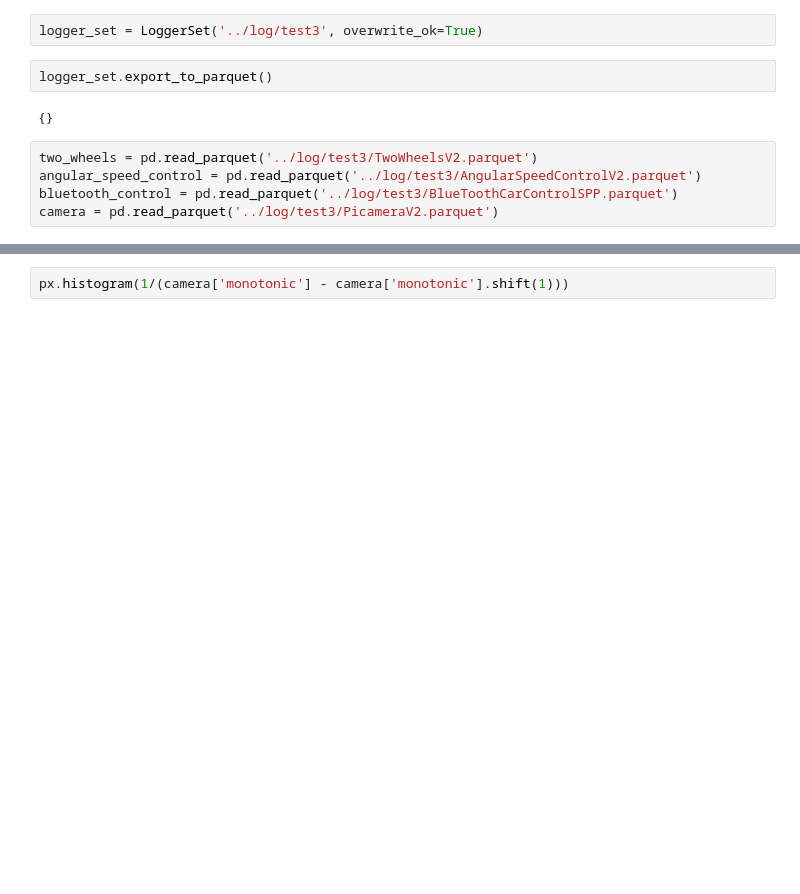
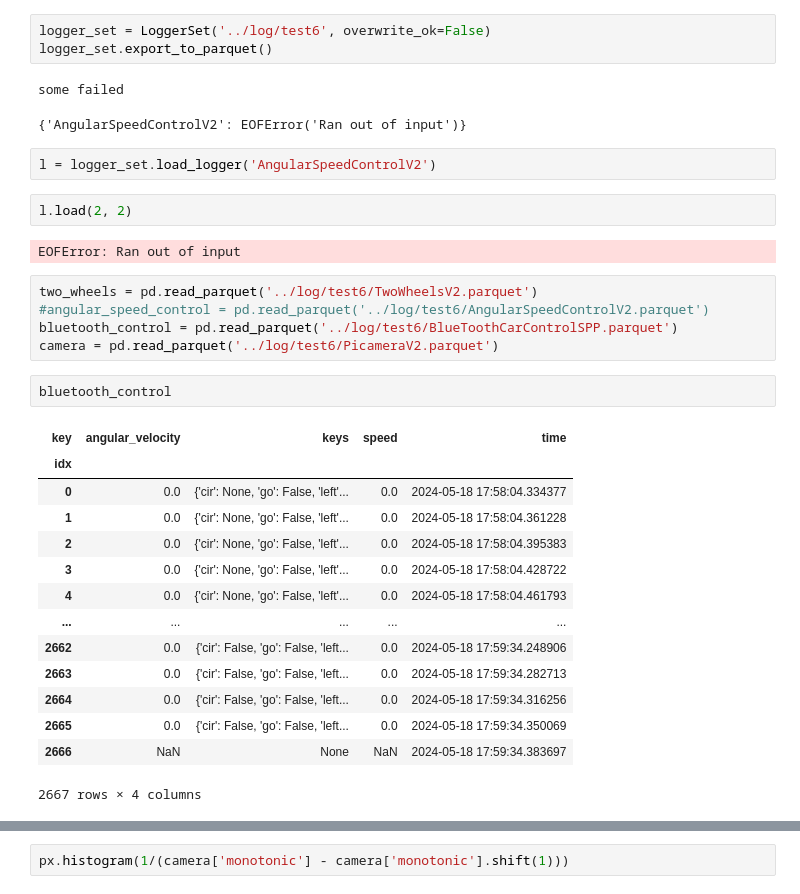
Before and after one commit to kwdChan/remote-control-car-1, a Jupyter notebook: src/check_data.ipynb, the cells around one changed output, grey strips where cells are left out. Saved outputs shown, nothing was run; the diff lists cells and outputs as text; blank space fills up the shorter version.

```diff
--- a/src/check_data.ipynb
+++ b/src/check_data.ipynb
@@ -15,13 +14,36 @@ The autoreload extension is already loaded. To reload it, use:
 # %%
-logger_set = LoggerSet('../log/test3', overwrite_ok=True)
+logger_set = LoggerSet('../log/test6', overwrite_ok=False)
+logger_set.export_to_parquet()
+# %% [output]
+some failed
+{'AngularSpeedControlV2': EOFError('Ran out of input')}
-# %%
-logger_set.export_to_parquet()
-# %% [output]
-{}
+# %%
+l = logger_set.load_logger('AngularSpeedControlV2')
+# %%
+l.load(2, 2)
+# %% [output]
+EOFError: Ran out of input
 # %%
-two_wheels = pd.read_parquet('../log/test3/TwoWheelsV2.parquet')
-angular_speed_control = pd.read_parquet('../log/test3/AngularSpeedControlV2.parquet')
-bluetooth_control = pd.read_parquet('../log/test3/BlueToothCarControlSPP.parquet')
-camera = pd.read_parquet('../log/test3/PicameraV2.parquet')
+two_wheels = pd.read_parquet('../log/test6/TwoWheelsV2.parquet')
+#angular_speed_control = pd.read_parquet('../log/test6/AngularSpeedControlV2.parquet')
+bluetooth_control = pd.read_parquet('../log/test6/BlueToothCarControlSPP.parquet')
+camera = pd.read_parquet('../log/test6/PicameraV2.parquet')
+# %%
+bluetooth_control
+# %% [output]
+| key | angular_velocity | keys | speed | time |
+| idx |  |  |  |  |
+| 0 | 0.0 | {'cir': None, 'go': False, 'left'... | 0.0 | 2024-05-18 17:58:04.334377 |
+| 1 | 0.0 | {'cir': None, 'go': False, 'left'... | 0.0 | 2024-05-18 17:58:04.361228 |
+| 2 | 0.0 | {'cir': None, 'go': False, 'left'... | 0.0 | 2024-05-18 17:58:04.395383 |
+| 3 | 0.0 | {'cir': None, 'go': False, 'left'... | 0.0 | 2024-05-18 17:58:04.428722 |
+| 4 | 0.0 | {'cir': None, 'go': False, 'left'... | 0.0 | 2024-05-18 17:58:04.461793 |
+| ... | ... | ... | ... | ... |
+| 2662 | 0.0 | {'cir': False, 'go': False, 'left... | 0.0 | 2024-05-18 17:59:34.248906 |
+| 2663 | 0.0 | {'cir': False, 'go': False, 'left... | 0.0 | 2024-05-18 17:59:34.282713 |
+| 2664 | 0.0 | {'cir': False, 'go': False, 'left... | 0.0 | 2024-05-18 17:59:34.316256 |
+| 2665 | 0.0 | {'cir': False, 'go': False, 'left... | 0.0 | 2024-05-18 17:59:34.350069 |
+| 2666 | NaN | None | NaN | 2024-05-18 17:59:34.383697 |
+2667 rows × 4 columns
 # %%
 px.line(two_wheels, 'time', ['left', 'right'])
```
Also changed, not shown: parts of 10 cells of this notebook, 2 other files.
